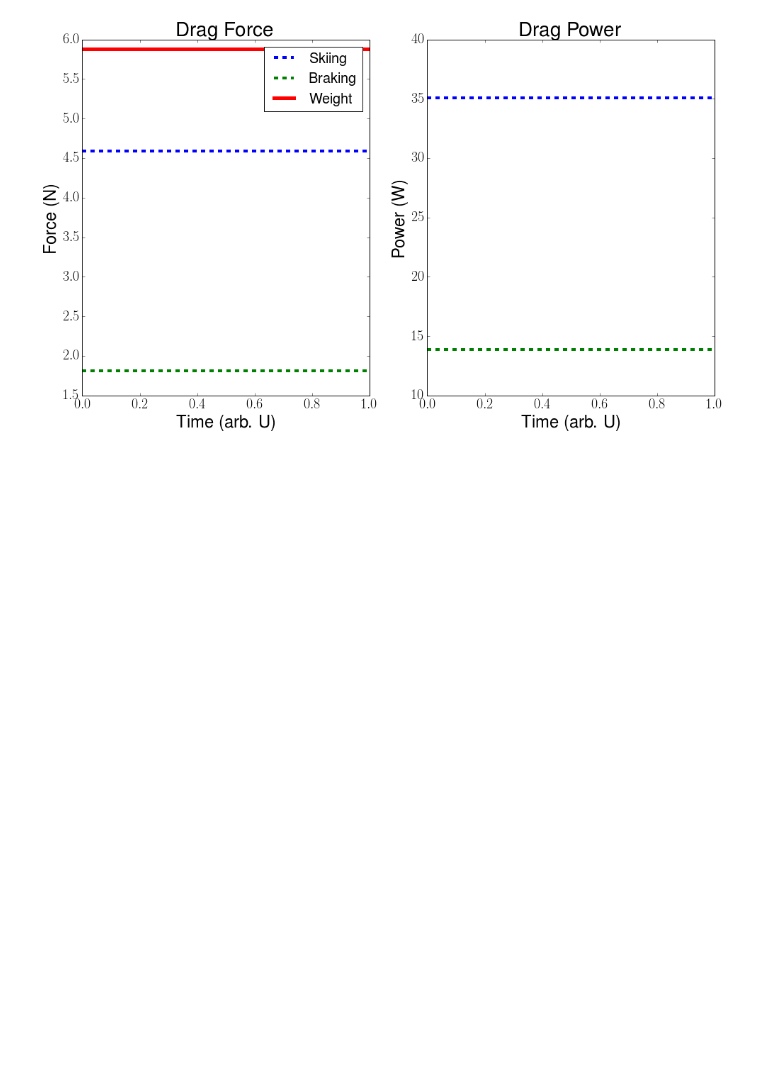
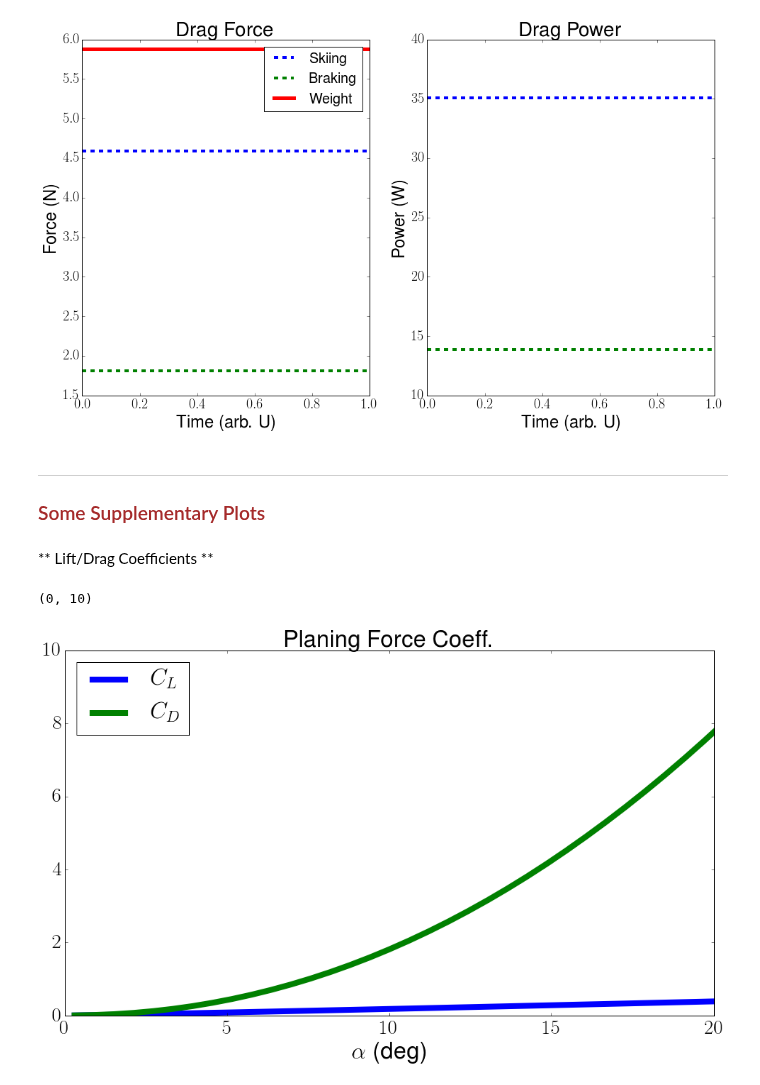
Before and after one commit to Ravirajadrangi/Biomechanics-of-Flight., a Jupyter notebook: dynamics/Planing.ipynb, the cells around one changed output. Drawn from its saved outputs; the diff is of its cells as text; code cells hidden in the pictures; blank space fills up the shorter version.

```diff
--- a/dynamics/Planing.ipynb
+++ b/dynamics/Planing.ipynb
@@ -189,3 +189,37 @@ plt.title('Drag Power')
 # %% [output]
 <matplotlib.text.Text at 0x...>
 [figure]
+# %% [markdown]
+---
+### <font color="brown">Some Supplementary Plots </font>
+# %% [markdown]
+** Lift/Drag Coefficients **
+# %%
+def drag_coeff(Re=7e5):
+    Re = 0.455 / np.log10(Re)**2.58 - 1700/Re
+    return Re
+
+def lift_coeff(tau,lba=1.4,C_v=8.45):
+    pre1 = 0.0120*lba**0.5
+    pre2 = 0.0055*lba**2.5 / C_v**2
+
+    C_L = tau**1.1 * (pre1 + pre2)
+    return C_L
+
+def drag_c(tau,lba=1.4):
+    R = tau + drag_coeff()*lba / lift_coeff(tau)
+    C_D = R * lift_coeff(tau)
+    return C_D
+# %%
+test_alpha = np.linspace(-30.,30.,100)
+test_cl,test_cd = lift_coeff(test_alpha),drag_c(test_alpha)
+plt.figure(figsize=(16,9))
+plt.plot(test_alpha,test_cl,'b',label=r'$C_L$',lw=8)
+plt.plot(test_alpha,test_cd,'g',label=r'$C_D$',lw=8)
+plt.xlabel(r'$\alpha$ (deg)',fontsize=32); plt.legend(fontsize=32,loc='upper left')
+plt.yticks(fontsize=28); plt.xticks(fontsize=28)
+plt.title('Planing Force Coeff.',fontsize=32)
+plt.xlim(0,20); plt.ylim(0,10)
+# %% [output]
+(0, 10)
+[figure, added]
```
Also changed, not shown: parts of 2 cells of this notebook, 2 other files.
